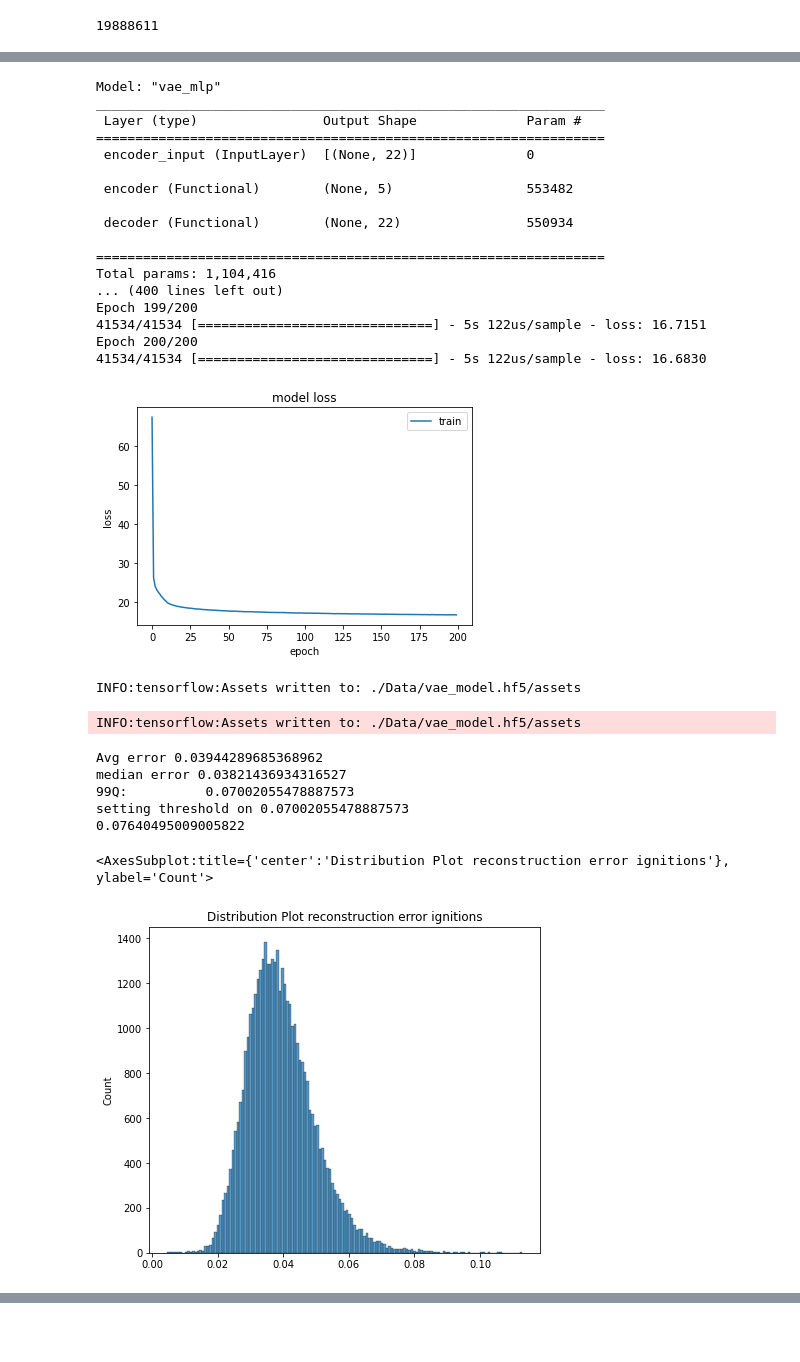
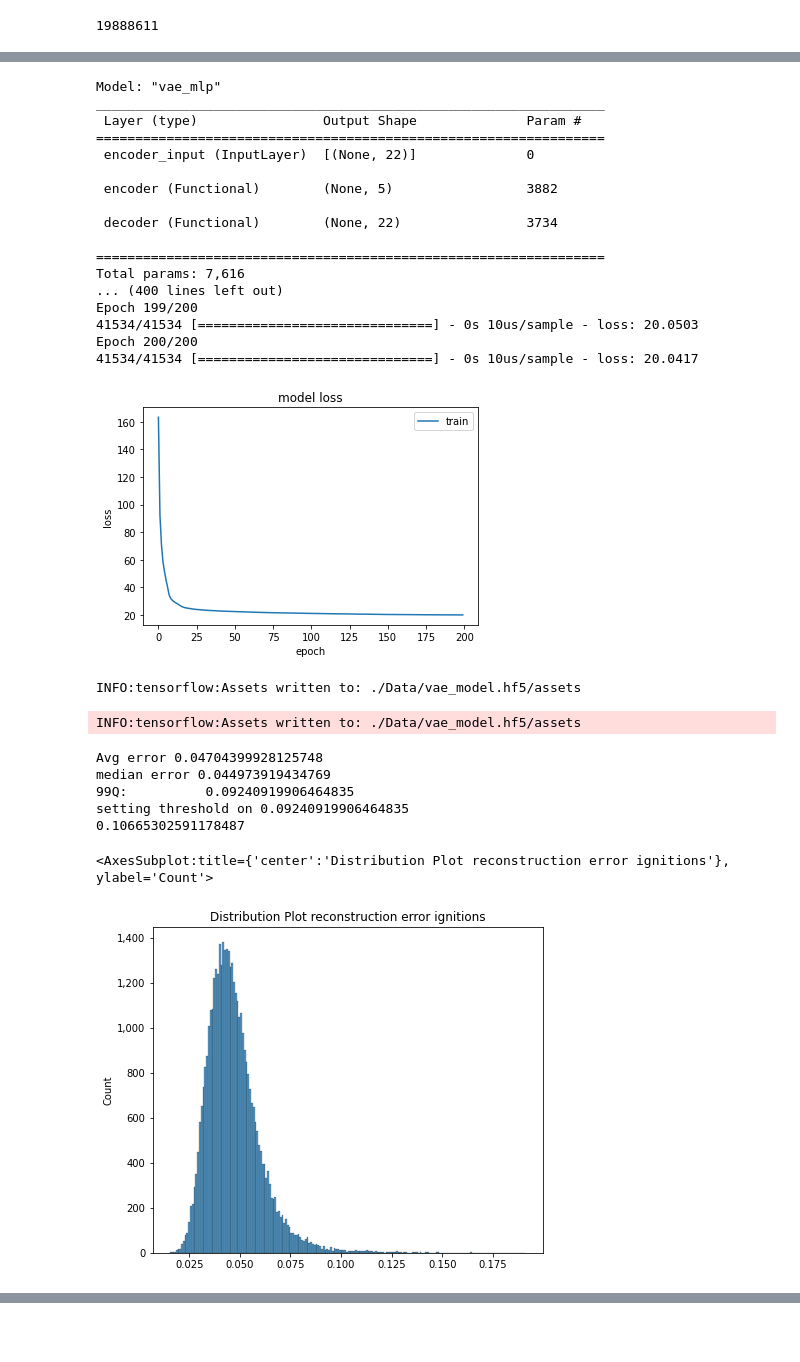
Before and after one commit to castorgit/Forest_fires, a Jupyter notebook: 01_Autoencoder_training_ignition_events.ipynb, the cells around one changed output, grey strips where cells are left out. Drawn from its saved outputs; the diff is of its cells as text; code cells hidden in the pictures.

```diff
--- a/01_Autoencoder_training_ignition_events.ipynb
+++ b/01_Autoencoder_training_ignition_events.ipynb
@@ -137,7 +138,7 @@ original_dim = X_train.shape[1]
 input_shape = (original_dim,)
 intermediate_dim = int(original_dim / 2)
 latent_dim = int(original_dim / 4)
-intermediate_dim = 1024
+intermediate_dim = 64
 # %%
 # encoder model
 inputs = Input(shape=input_shape, name='encoder_input')
@@ -242,18 +243,18 @@ _________________________________________________________________
 =================================================================
  encoder_input (InputLayer)  [(None, 22)]              0
 
- encoder (Functional)        (None, 5)                 553482
+ encoder (Functional)        (None, 5)                 3882
 
- decoder (Functional)        (None, 22)                550934
+ decoder (Functional)        (None, 22)                3734
 
 =================================================================
-Total params: 1,104,416
+Total params: 7,616
 ... (400 lines left out)
 Epoch 199/200
-41534/41534 [==============================] - 5s 122us/sample - loss: 16.7151
+41534/41534 [==============================] - 0s 10us/sample - loss: 20.0503
 Epoch 200/200
-41534/41534 [==============================] - 5s 122us/sample - loss: 16.6830
+41534/41534 [==============================] - 0s 10us/sample - loss: 20.0417
-[figure, old version]
+[figure, new version]
 INFO:tensorflow:Assets written to: ./Data/vae_model.hf5/assets
 INFO:tensorflow:Assets written to: ./Data/vae_model.hf5/assets
 # %%
@@ -269,18 +270,19 @@ error_thresh = np.quantile(mae_vector_train, 0.99)
 error_thresh = np.quantile(mae_vector_train, 0.995)
 print(error_thresh)
 # %% [output]
-Avg error 0.03944289685368962
-median error 0.03821436934316527
-99Q:          0.07002055478887573
-setting threshold on 0.07002055478887573
-0.07640495009005822
+Avg error 0.04704399928125748
+median error 0.044973919434769
+99Q:          0.09240919906464835
+setting threshold on 0.09240919906464835
+0.10665302591178487
 # %%
 fig, ax = plt.subplots(figsize=(7,6))
 ax.set_title('Distribution Plot reconstruction error ignitions')
+ax.yaxis.set_major_formatter(StrMethodFormatter('{x:,.0f}'))
 sns.histplot(data=mae_vector_train)
 # %% [output]
 <AxesSubplot:title={'center':'Distribution Plot reconstruction error ignitions'}, ylabel='Count'>
-[figure, old version]
+[figure, new version]
 # %%
 X_pred_test = vae_model.predict(X_test)
 
```
Also changed, not shown: parts of 6 cells of this notebook.
